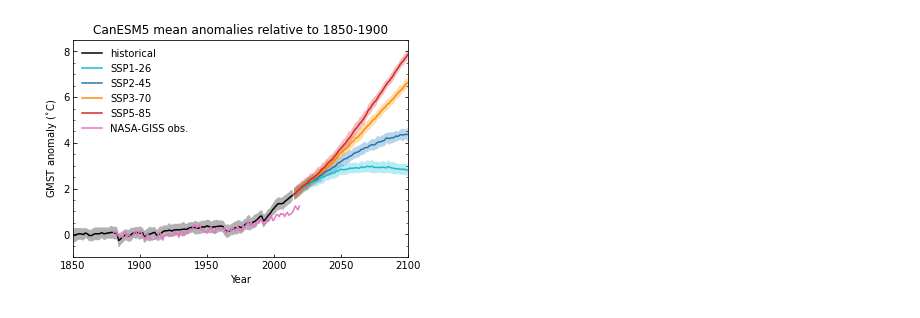
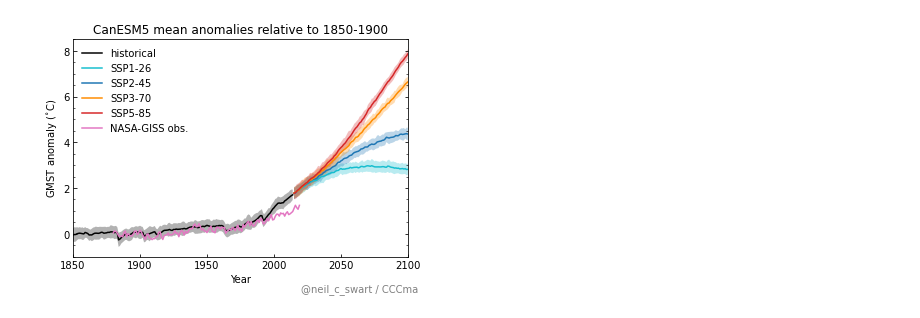
Before and after one commit to swartn/cmip6-gmst-anoms, a Jupyter notebook: gmst_canesm5.ipynb, the cells around one changed output. Saved outputs shown, nothing was run; the diff lists cells and outputs as text; code cells hidden in the pictures.

```diff
--- a/gmst_canesm5.ipynb
+++ b/gmst_canesm5.ipynb
@@ -119,26 +107,27 @@ for key, data in gmst_anoms.items():
 # %%
 fig, ax = plt.subplots(1,1,figsize=(6,4))
 
 colors = ['k', 'tab:cyan', 'tab:blue', 'darkorange', 'tab:red']
 label = ['historical', 'SSP1-26', 'SSP2-45', 'SSP3-70', 'SSP5-85']
 for i, key in enumerate(['historical', 'ssp126', 'ssp245', 'ssp370', 'ssp585']):
     ax.fill_between(gmst_anoms[key].year, upper_bounds[key], lower_bounds[key],
                     facecolor=colors[i], alpha=0.3)
 
     ax.plot(gmst_anoms[key].year, gmst_anoms[key]['tas'].mean(dim='member_id'),
             color=colors[i], label=label[i])
 
 ax.plot(obs_anom.year, obs_anom.tempanomaly.squeeze(), 'tab:pink', label='NASA-GISS obs.')
 ax.legend(frameon=False, loc='upper left')
 ax.set_ylabel('GMST anomaly ($^{\circ}$C)')
 ax.set_xlabel('Year')
 ax.set_xlim([1850, 2100])
 ax.set_title('CanESM5 mean anomalies relative to 1850-1900')
 ax.yaxis.set_minor_locator(MultipleLocator(0.5))
 ax.tick_params(axis='both', left=True, right=True, which='both', direction='in')
+ax.text(2020,-2.5, '@neil_c_swart / CCCma', alpha=0.5)
 fig.savefig('CanESM5_GMST_anomalies_plus-obs.png', bbox_inches='tight', dpi=300)
 # %% [output]
-[figure, old version]
+[figure, new version]
 # %%
 fig, ax = plt.subplots(1,1,figsize=(6,4))
 
```
Also changed, not shown: parts of 6 cells of this notebook, 2 other files.
